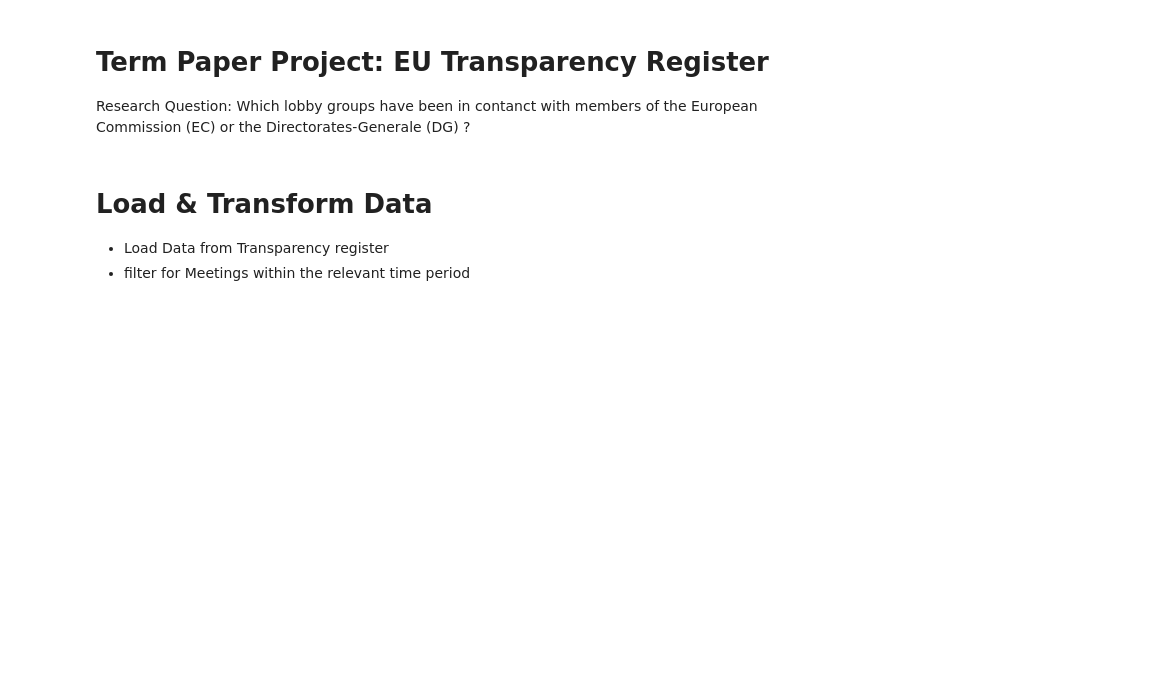
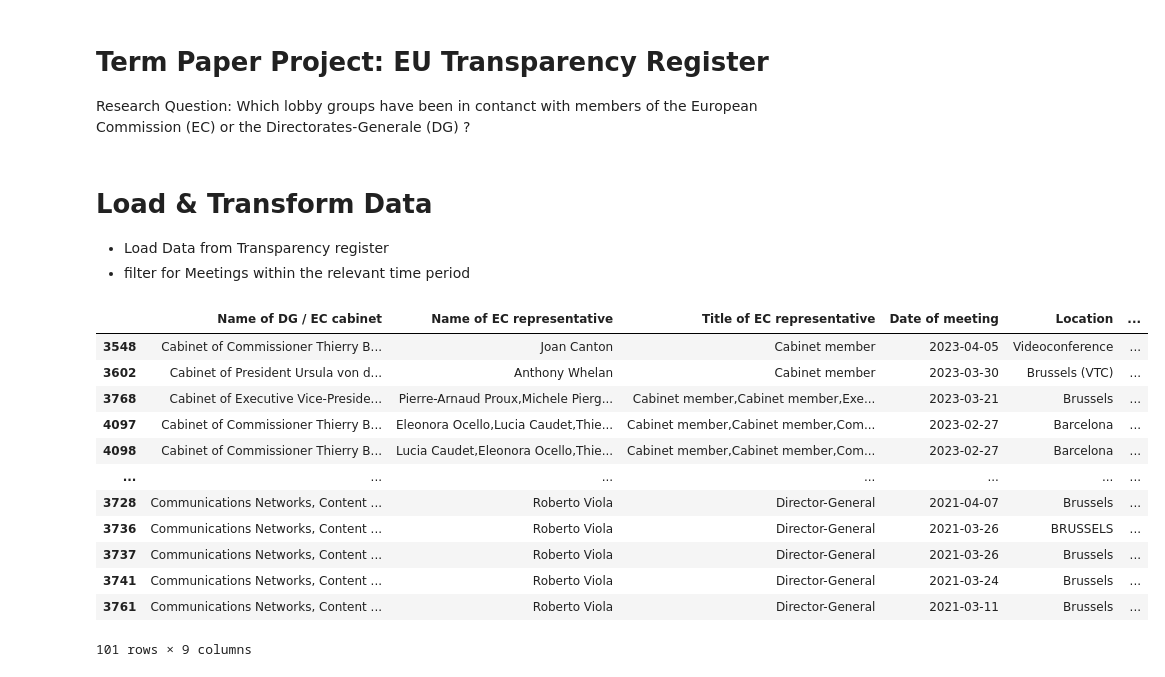
Before and after one commit to LucaRhaus/Transparency-Project, a Jupyter notebook: chipsact_transparency_register.ipynb, the cells around one changed output. Cells and saved outputs as stored; diff of their text form; code cells hidden in the pictures; blank space fills up the shorter version.

Commit message:
finalised data collection & transformation

```diff
--- a/chipsact_transparency_register.ipynb
+++ b/chipsact_transparency_register.ipynb
@@ -14,8 +14,8 @@ import os
 # %%
 # load data
 
-meetings_ec = pd.read_excel("./data/Meetings of Commission representatives of the Von der Leyen Commission (2019-2024).xlsx", header=1)
-meetings_df = pd.read_excel("./data/Meetings of Directors-General of the European Commission.xlsx", header=1)
+meetings_ec = pd.read_excel("./original_data/Meetings of Commission representatives of the Von der Leyen Commission (2019-2024).xlsx", header=1)
+meetings_df = pd.read_excel("./original_data/Meetings of Directors-General of the European Commission.xlsx", header=1)
 
 # transform subject column to lower case to improve keyword search
 meetings_ec["Subject of the meeting"] = meetings_ec["Subject of the meeting"].str.lower()
@@ -37,28 +37,43 @@ meetings_ec = meetings_ec.loc[(meetings_ec['Date of meeting'] >= min_date)
 # %%
 # select all relevant meetings by filtering for keywords in the column "Subject of the meeting"
 
 chips_act_keywords = ["chips", "semiconduct", "chip", "2023/1781", "microelectronic", "foundry", "advanced manufacturing", "ipcei", "node", "semion", "wafer"]
 keywords_to_exclude = ["schiphol", "mobility ipcei", "ipcei, hydrogen", "ipcei electrolyzer", "discussion on ipceis", "h2 ipcei"]
 
 chips_meetings_ec = meetings_ec[
     (meetings_ec["Subject of the meeting"].str.contains('|'.join(chips_act_keywords), regex=True))
     & (meetings_ec["Subject of the meeting"].str.contains('|'.join(keywords_to_exclude), regex=True) == False)
     ].copy()
 chips_meetings_dg = meetings_df[
     (meetings_df["Subject of the meeting"].str.contains('|'.join(chips_act_keywords), regex=True))
     & (meetings_df["Subject of the meeting"].str.contains('|'.join(keywords_to_exclude), regex=True) == False)
     ].copy()
 
 # Merge DG and EC dataframe
 
 # rename columns, drop interest group name column (group names are retrieved from register later), create col to indicate whether meeting took place with EC or DG rep.
 chips_meetings_dg.rename(columns={"Name of DG - full name": "Name of DG / EC cabinet"}, inplace=True)
 chips_meetings_ec.rename(columns={"Name of cabinet": "Name of DG / EC cabinet"}, inplace=True)
 chips_meetings_dg.loc[:, "EC_or_DG"] = "DG"
 chips_meetings_ec.loc[:, "EC_or_DG"] = "EC"
 
 
 chips_meetings = pd.concat([chips_meetings_ec, chips_meetings_dg])
+chips_meetings.drop(columns=["Name of interest representative"], inplace=True)
+# %% [output]
+|  | Name of DG / EC cabinet | Name of EC representative | Title of EC representative | Date of meeting | Location | ... |
+| 3548 | Cabinet of Commissioner Thierry B... | Joan Canton | Cabinet member | 2023-04-05 | Videoconference | ... |
+| 3602 | Cabinet of President Ursula von d... | Anthony Whelan | Cabinet member | 2023-03-30 | Brussels (VTC) | ... |
+| 3768 | Cabinet of Executive Vice-Preside... | Pierre-Arnaud Proux,Michele Pierg... | Cabinet member,Cabinet member,Exe... | 2023-03-21 | Brussels | ... |
+| 4097 | Cabinet of Commissioner Thierry B... | Eleonora Ocello,Lucia Caudet,Thie... | Cabinet member,Cabinet member,Com... | 2023-02-27 | Barcelona | ... |
+| 4098 | Cabinet of Commissioner Thierry B... | Lucia Caudet,Eleonora Ocello,Thie... | Cabinet member,Cabinet member,Com... | 2023-02-27 | Barcelona | ... |
+| ... | ... | ... | ... | ... | ... | ... |
+| 3728 | Communications Networks, Content ... | Roberto Viola | Director-General | 2021-04-07 | Brussels | ... |
+| 3736 | Communications Networks, Content ... | Roberto Viola | Director-General | 2021-03-26 | BRUSSELS | ... |
+| 3737 | Communications Networks, Content ... | Roberto Viola | Director-General | 2021-03-26 | Brussels | ... |
+| 3741 | Communications Networks, Content ... | Roberto Viola | Director-General | 2021-03-24 | Brussels | ... |
+| 3761 | Communications Networks, Content ... | Roberto Viola | Director-General | 2021-03-11 | Brussels | ... |
+101 rows × 9 columns
 # %%
 # load transparency register
 
```
Also changed, not shown: parts of 2 cells of this notebook.
